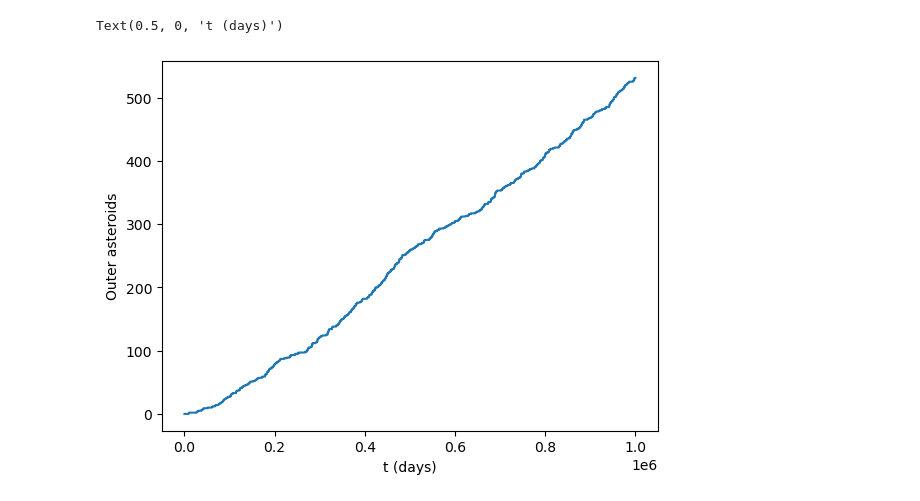
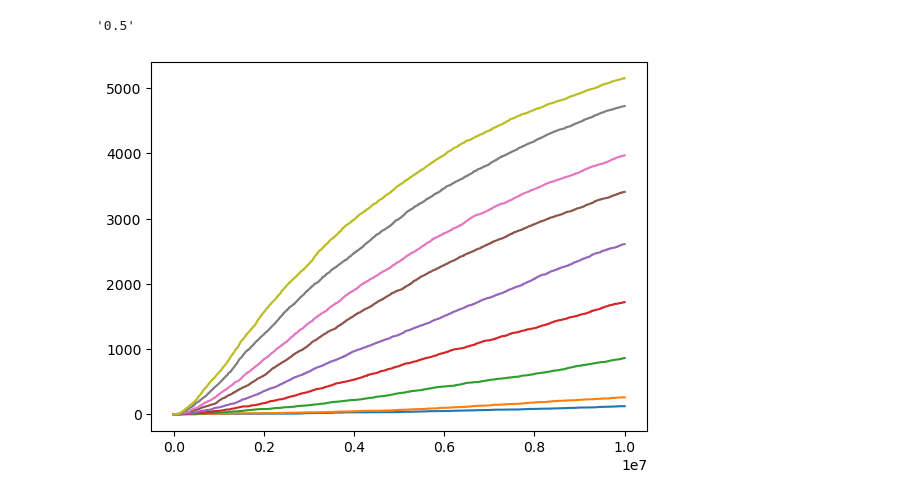
Before and after one commit to ThijsSpoor99/Project-Computational-Science, a Jupyter notebook: hypothesisTesting.ipynb, the cells around one changed output. Cells and saved outputs as stored; diff of their text form; code cells hidden in the pictures.

Commit message:
Performed 'short' hypothesis testing.

```diff
--- a/hypothesisTesting.ipynb
+++ b/hypothesisTesting.ipynb
@@ -14,7 +4,23 @@ Text(0.5, 0, 't (days)')
-# %%
-plt.plot(outer)
-plt.ylabel('Outer asteroids')
-plt.xlabel('t (days)')
-# %% [output]
-Text(0.5, 0, 't (days)')
-[figure, removed]
+# %%
+str(round(0.50, 2))
+# %% [output]
+'0.5'
+# %%
+inner = []
+outer = []
+totalInner = []
+totalOuter = []
+for GMjupiter in ['0.00', '0.25', '0.50', '0.75', '1.00', '1.25', '1.50', '1.75', '2.00']:
+    data = np.genfromtxt("Data/hypothesis/inner" + GMjupiter + ".csv", delimiter=',')
+    data[1:] -= data[1]
+    inner.append(data)
+    totalInner.append(data[-1])
+    data = np.genfromtxt("Data/hypothesis/outer" + GMjupiter + ".csv", delimiter=',')
+    data[1:] -= data[1]
+    outer.append(data)
+    totalOuter.append(data[-1])
+# %%
+for i in range(len(inner)):
+    plt.plot(np.arange(0, 1e7, 10), inner[i])
+# %% [output]
+[figure, added]
```
Also changed, not shown: parts of 3 cells of this notebook, 20 other files.
